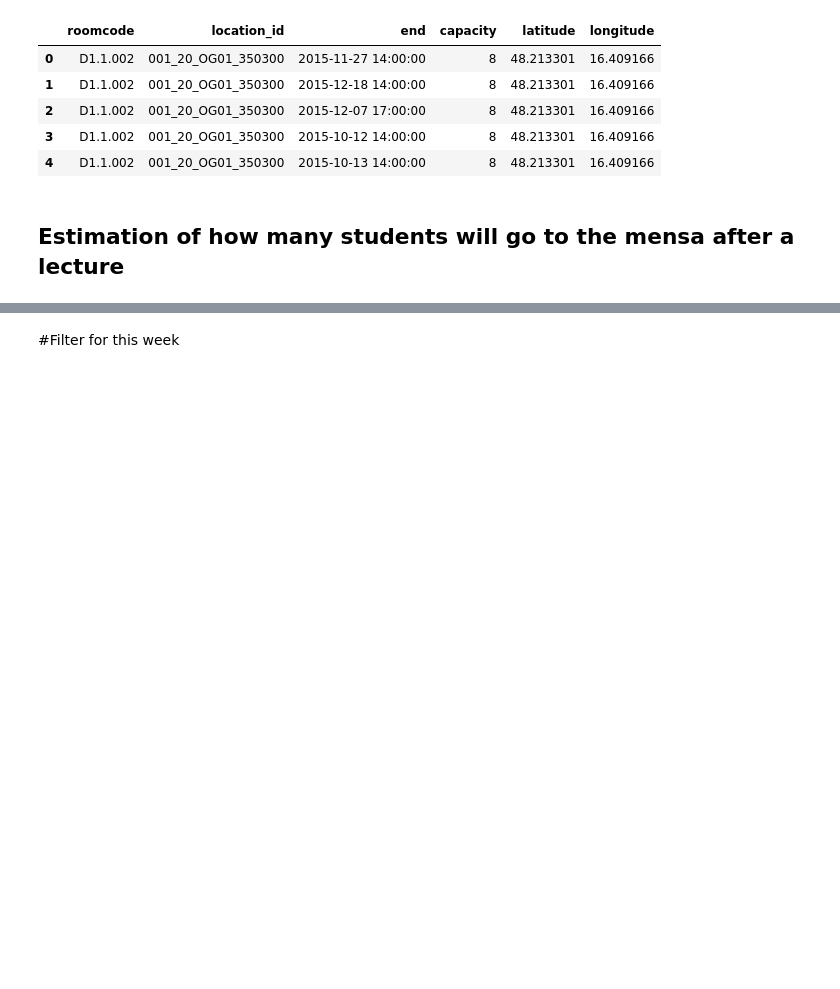
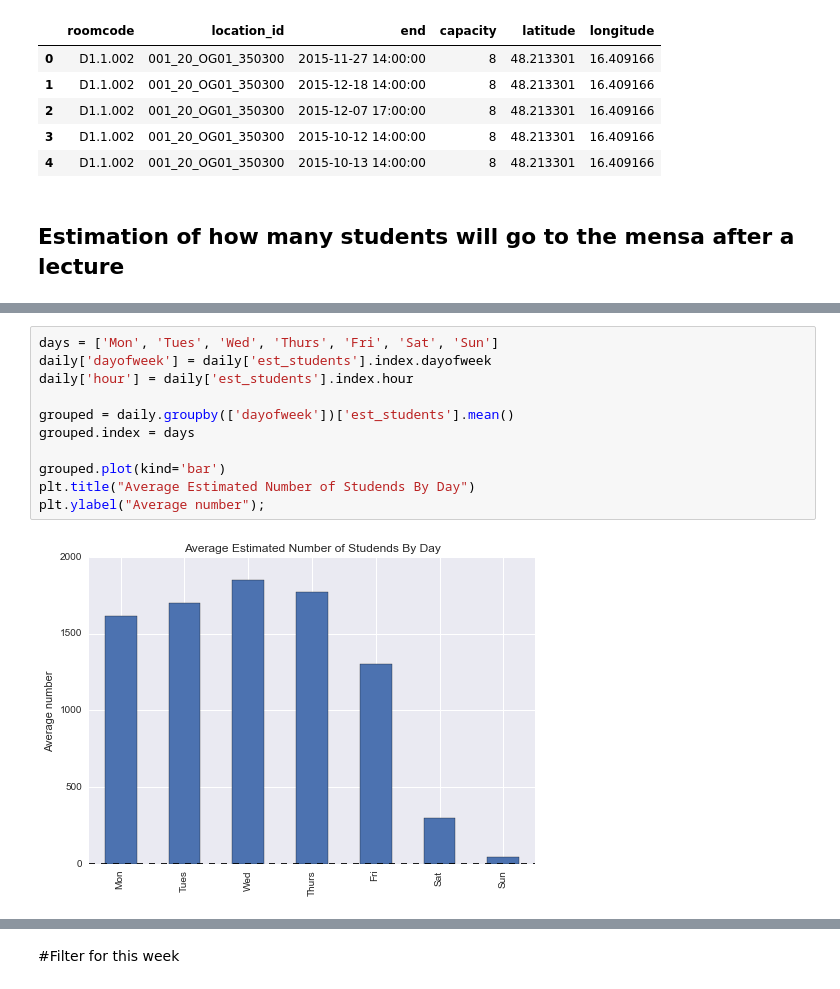
Before and after one commit to ODInfoBiz/notebooks, a Jupyter notebook: wu_mensa_peak_times.ipynb, the cells around one changed output, grey strips where cells are left out. Cells and saved outputs as stored; diff of their text form; blank space fills up the shorter version.

```diff
--- a/wu_mensa_peak_times.ipynb
+++ b/wu_mensa_peak_times.ipynb
@@ -106,0 +139,13 @@ NameError: name 'data' is not defined
+# %%
+days = ['Mon', 'Tues', 'Wed', 'Thurs', 'Fri', 'Sat', 'Sun']
+daily['dayofweek'] = daily['est_students'].index.dayofweek
+daily['hour'] = daily['est_students'].index.hour
+
+grouped = daily.groupby(['dayofweek'])['est_students'].mean()
+grouped.index = days
+
+grouped.plot(kind='bar')
+plt.title("Average Estimated Number of Studends By Day")
+plt.ylabel("Average number");
+# %% [output]
+[figure, added]
```
Also changed, not shown: parts of 18 cells of this notebook.
